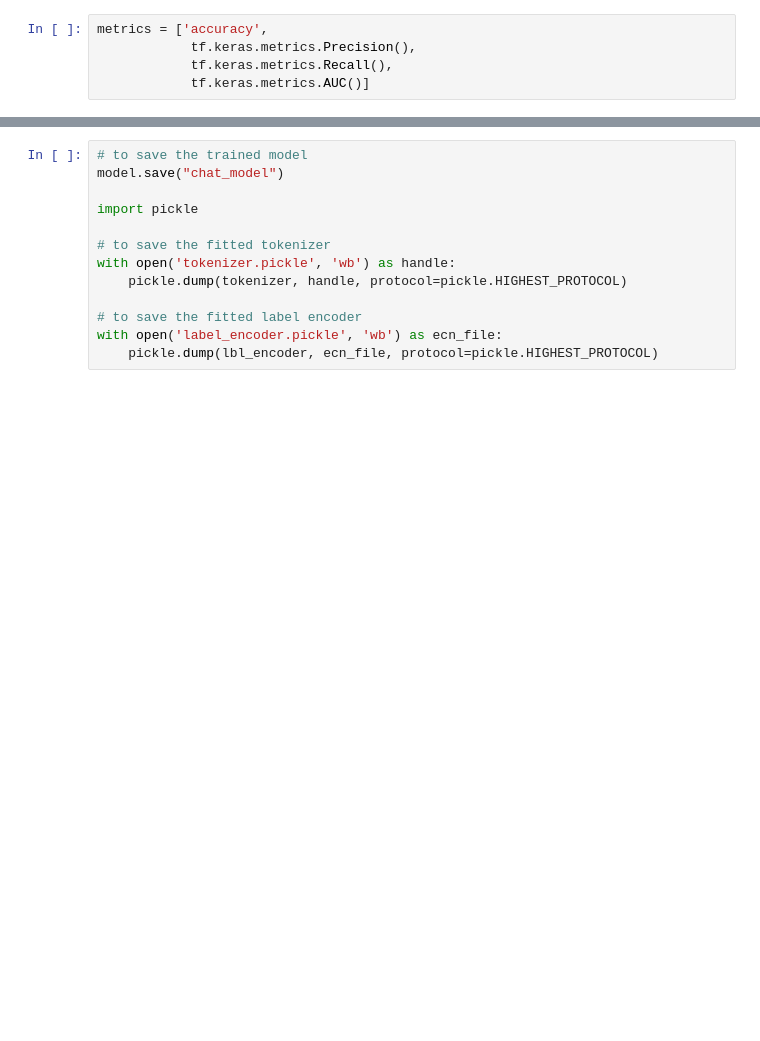
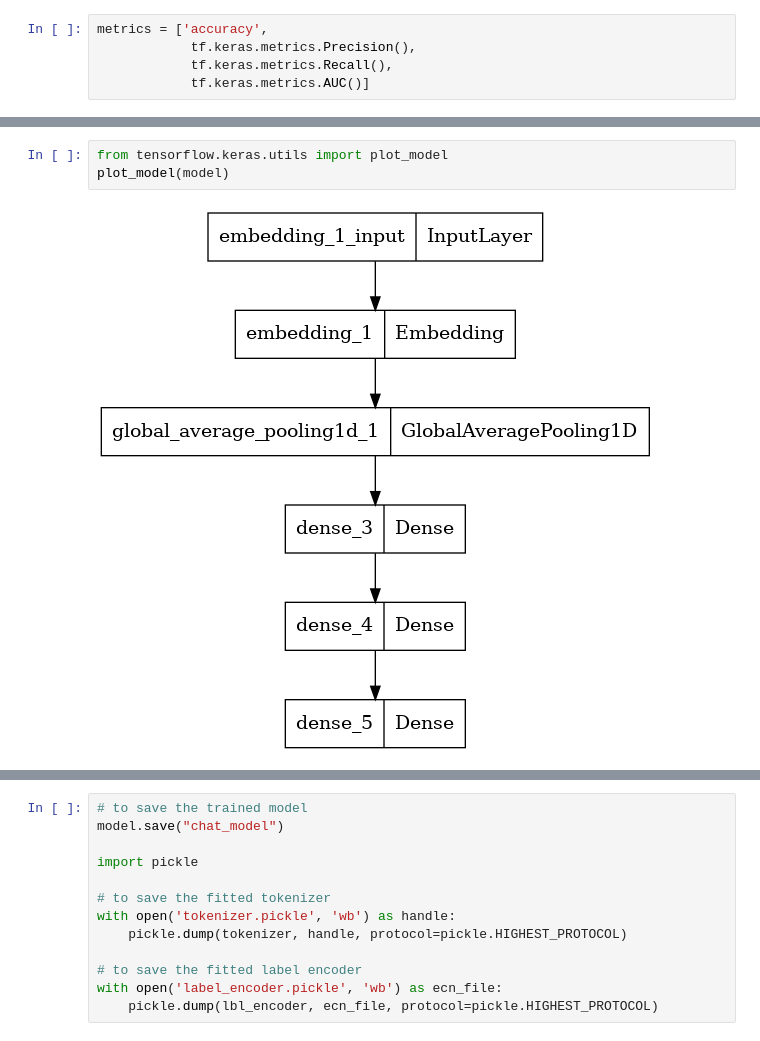
Before and after one commit to hvgSudo/Chatbot_News_Summarization, a Jupyter notebook: chatbot_pre.ipynb, the cells around one changed output, grey strips where cells are left out. Drawn from its saved outputs; the diff is of its cells as text; blank space fills up the shorter version.

```diff
--- a/chatbot_pre.ipynb
+++ b/chatbot_pre.ipynb
@@ -82,5 +82,10 @@ Trainable params: 16,697
 Non-trainable params: 0
 _________________________________________________________________
+# %%
+from tensorflow.keras.utils import plot_model
+plot_model(model)
+# %% [output]
+[figure, added]
 # %%
 
 epochs = 500
```
Also changed, not shown: parts of 3 cells of this notebook, 11 other files.
